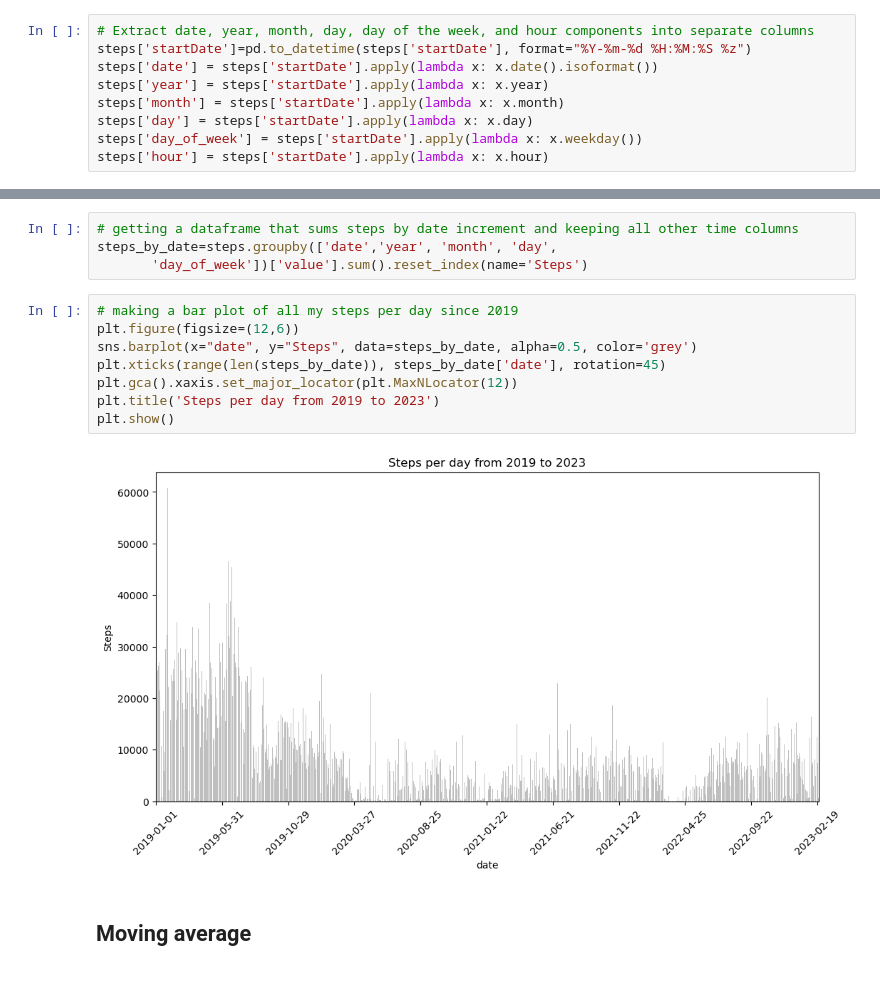
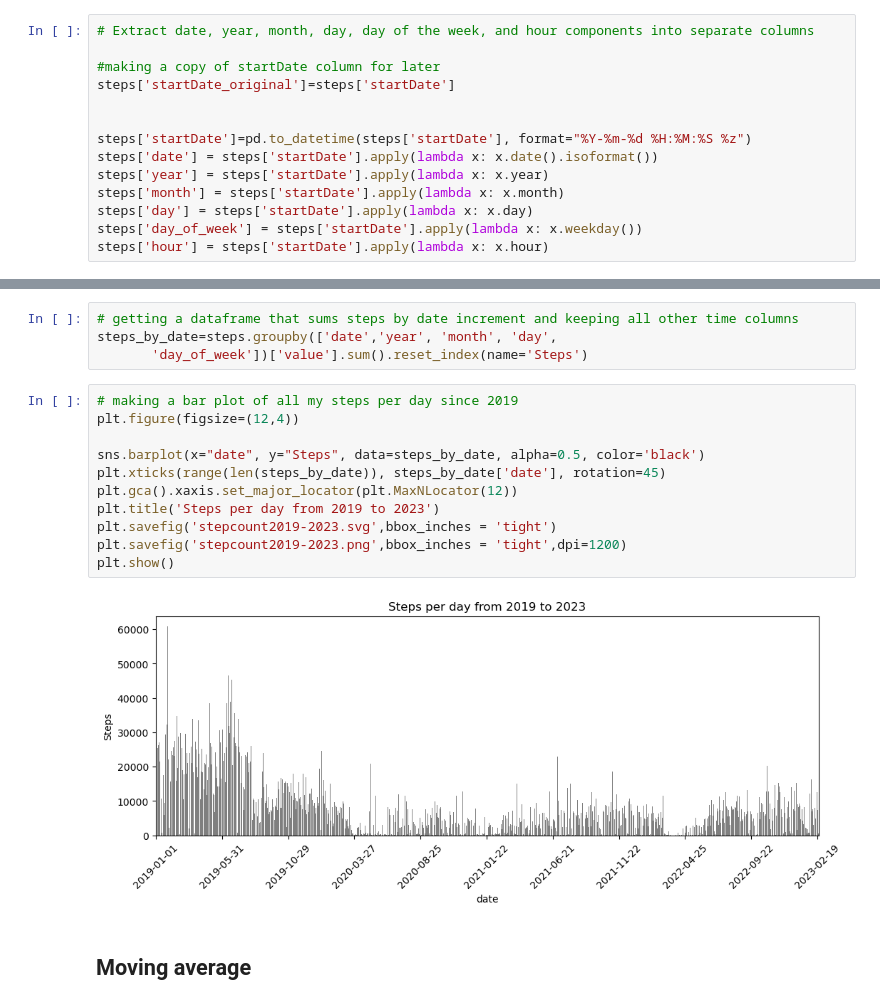
Before and after one commit to thecochenille/DataViz_moving_average_LisfrancRecovery, a Jupyter notebook: StepAnalysis.ipynb, the cells around one changed output, grey strips where cells are left out. Saved outputs shown, nothing was run; the diff lists cells and outputs as text.

```diff
--- a/StepAnalysis.ipynb
+++ b/StepAnalysis.ipynb
@@ -100,6 +101,11 @@ steps[(steps['date_pretimezonechange']>datetime.date(2022,10,20)) & (steps['date
 93 rows × 10 columns
 # %%
 # Extract date, year, month, day, day of the week, and hour components into separate columns
+
+#making a copy of startDate column for later
+steps['startDate_original']=steps['startDate']
+
+
 steps['startDate']=pd.to_datetime(steps['startDate'], format="%Y-%m-%d %H:%M:%S %z")
 steps['date'] = steps['startDate'].apply(lambda x: x.date().isoformat())
 steps['year'] = steps['startDate'].apply(lambda x: x.year)
@@ -142,14 +141,17 @@ steps_by_date=steps.groupby(['date','year', 'month', 'day',
        'day_of_week'])['value'].sum().reset_index(name='Steps')
 # %%
 # making a bar plot of all my steps per day since 2019
-plt.figure(figsize=(12,6))
-sns.barplot(x="date", y="Steps", data=steps_by_date, alpha=0.5, color='grey')
+plt.figure(figsize=(12,4))
+
+sns.barplot(x="date", y="Steps", data=steps_by_date, alpha=0.5, color='black')
 plt.xticks(range(len(steps_by_date)), steps_by_date['date'], rotation=45)
 plt.gca().xaxis.set_major_locator(plt.MaxNLocator(12))
 plt.title('Steps per day from 2019 to 2023')
+plt.savefig('stepcount2019-2023.svg',bbox_inches = 'tight')
+plt.savefig('stepcount2019-2023.png',bbox_inches = 'tight',dpi=1200)
 plt.show()
 # %% [output]
-[figure, old version]
+[figure, new version]
 # %% [markdown]
 ## Moving average
 # %%
```
Also changed, not shown: parts of 34 cells of this notebook, 14 other files.
